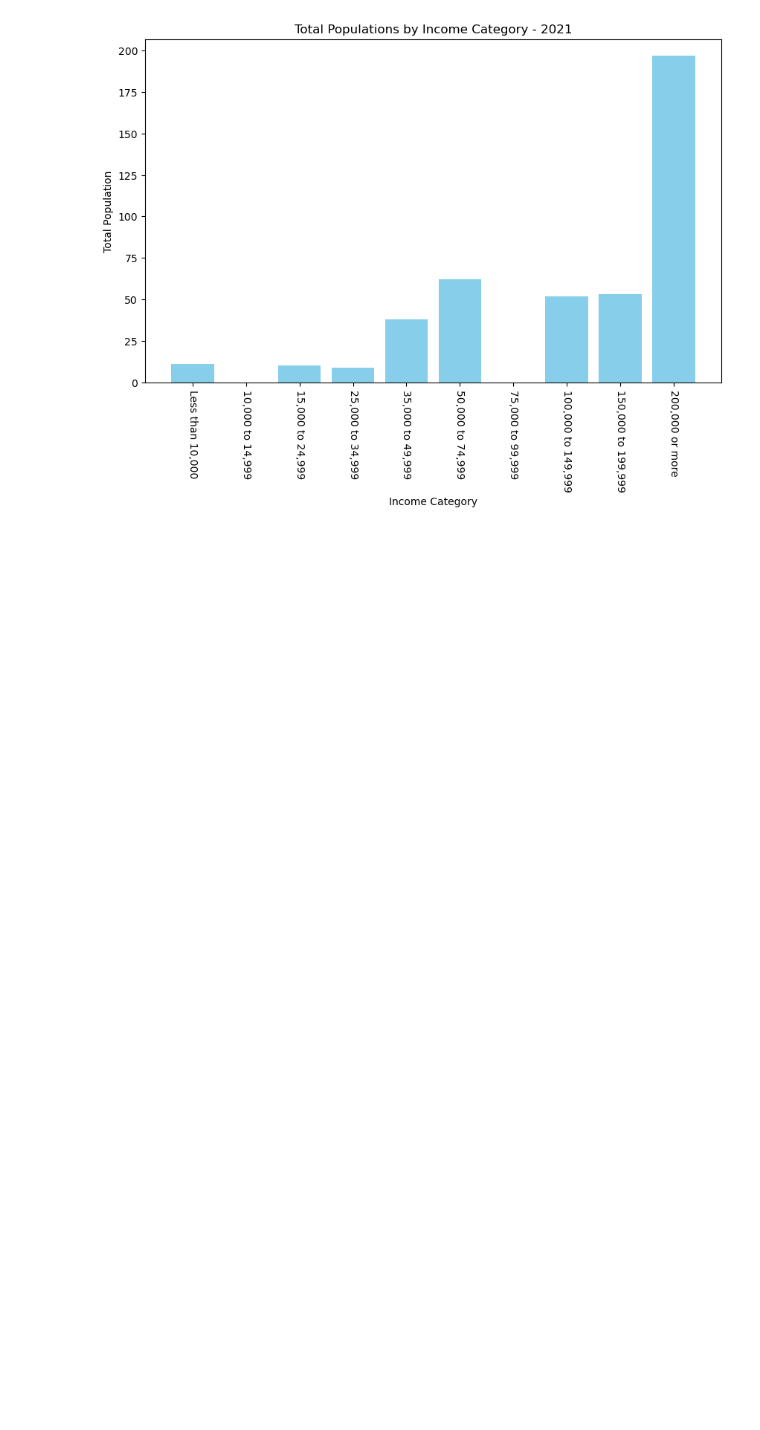
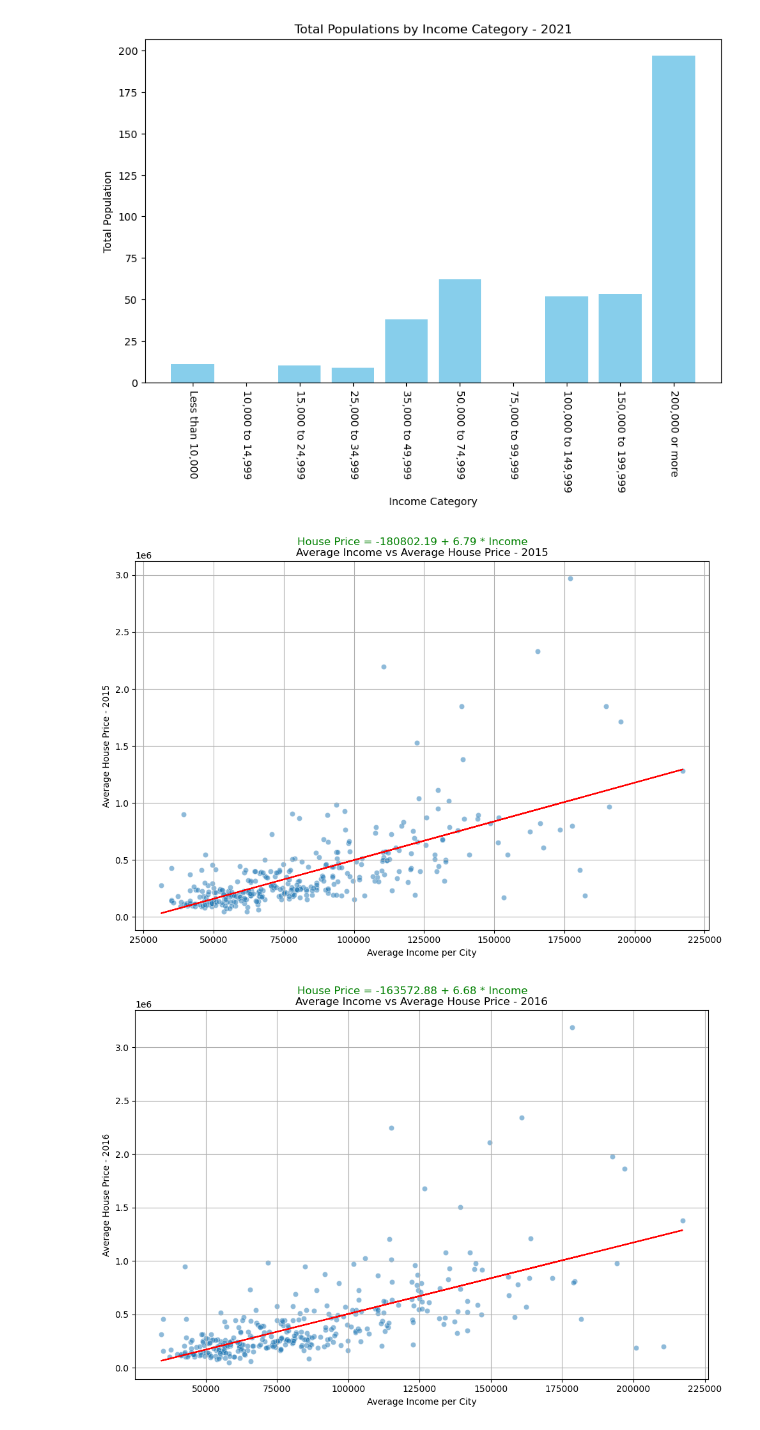
Before and after one commit to eshih22/team_project_1, a Jupyter notebook: Income x House Price By Year/income x house prices.ipynb, the cells around one changed output. Saved outputs shown, nothing was run; the diff lists cells and outputs as text; code cells hidden in the pictures; blank space fills up the shorter version.

Commit message:
new plots

```diff
--- a/Income x House Price By Year/income x house prices.ipynb
+++ b/Income x House Price By Year/income x house prices.ipynb
@@ -219,0 +224,41 @@ for year in df_income_x_city['Year'].unique():
+# %%
+for year_col in df_pivot.columns[1:]:
+    year = re.search(r'\d{4}', year_col).group()  # Extract the year from the column name
+
+    plt.figure(figsize=(10, 7))
+
+    # Extract data for the specific year
+    x_city_data = df_income_x_city[df_income_x_city['Year'] == int(year)].sort_values('City')
+    y_city_data = merged_df[merged_df[f'Average Income {year}'].notnull()].sort_values('City')
+
+    # Ensure both x and y have the same set of cities
+    common_cities = set(x_city_data['City']).intersection(y_city_data['City'])
+
+    x = x_city_data[x_city_data['City'].isin(common_cities)]['average_income']
+    y = y_city_data[y_city_data['City'].isin(common_cities)][f'{year} Price']
+
+    plt.scatter(x, y, alpha=0.5, edgecolors="w", linewidth=0.5)
+
+    slope, intercept, r_value, p_value, std_err = linregress(x, y)
+    regression_line = slope * x + intercept
+
+    plt.plot(x, regression_line, color='red', label='Linear Regression')
+
+    plt.title(f'Average Income vs Average House Price - {year}')
+    plt.xlabel('Average Income per City')
+    plt.ylabel(f'Average House Price - {year}')
+
+    """# Show city names on the plot
+    for i, city in enumerate(x_city_data[x_city_data['City'].isin(common_cities)]['City']):
+        plt.text(x.iloc[i], y.iloc[i], city, fontsize=8, ha='right', va='bottom')"""
+
+    # Show linear regression formula in the subtitle
+    formula_text = f'House Price = {intercept:.2f} + {slope:.2f} * Income'
+    plt.suptitle(formula_text, x=0.5, y=0.96, ha='center', fontsize=12, color='green')
+
+    plt.grid(True)
+    plt.tight_layout()  # Adjust layout to prevent overlapping
+    plt.show()
+# %% [output]
+[figure, added]
+[figure, added]
```
Also changed, not shown: parts of 2 cells of this notebook, 7 other files.
